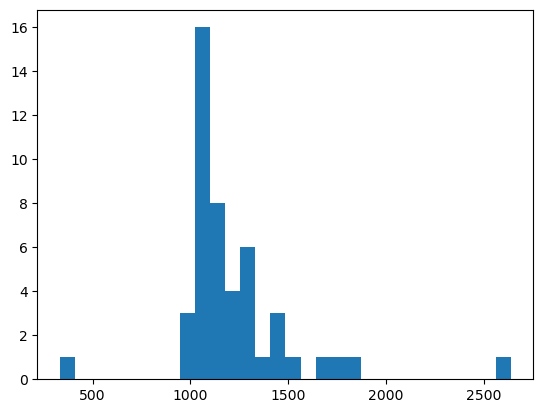
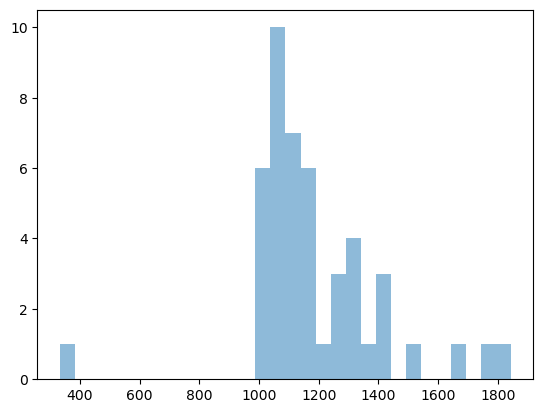
Unified diff of the notebook cell whose output changed from the first chart to the second:
--- before
+++ after
@@ -1,11 +1,31 @@
-def plot_chunk_size_distribution(chunks, label=""):
-    dist = {}
+# def plot_chunk_size_distribution(chunks, label="", alpha=0.3):
+#     dist = {}
+#     for chunk in chunks:
+#         if type(chunk) is dict:
+#             length = chunk["char_len"]
+#         else:
+#             length = len(chunk)
+#         dist[length] = dist.get(length, 0) + 1
+#     plt.hist(dist, bins=30, label=label, alpha=0.3)
+
+def plot_chunk_size_distribution(chunks, label="", alpha=0.5, percentile=99.5):
+    lengths = []
+    
     for chunk in chunks:
-        if type(chunk) is dict:
-            length = chunk["char_len"]
+        if isinstance(chunk, dict):
+            lengths.append(chunk["char_len"])
         else:
-            length = len(chunk)
-        dist[length] = dist.get(length, 0) + 1
-    plt.hist(dist, bins=30, label=label)
+            lengths.append(len(chunk))
+    
+    if not lengths:
+        return
+    
+    # compute cutoff
+    cutoff = np.percentile(lengths, percentile)
+    
+    # filter outliers
+    filtered = [l for l in lengths if l <= cutoff]
+    
+    plt.hist(filtered, bins=30, label=label, alpha=alpha)
 
 chunks = chunking_equal_size()

Commit: feat: loaders and chinking .py files uploaded